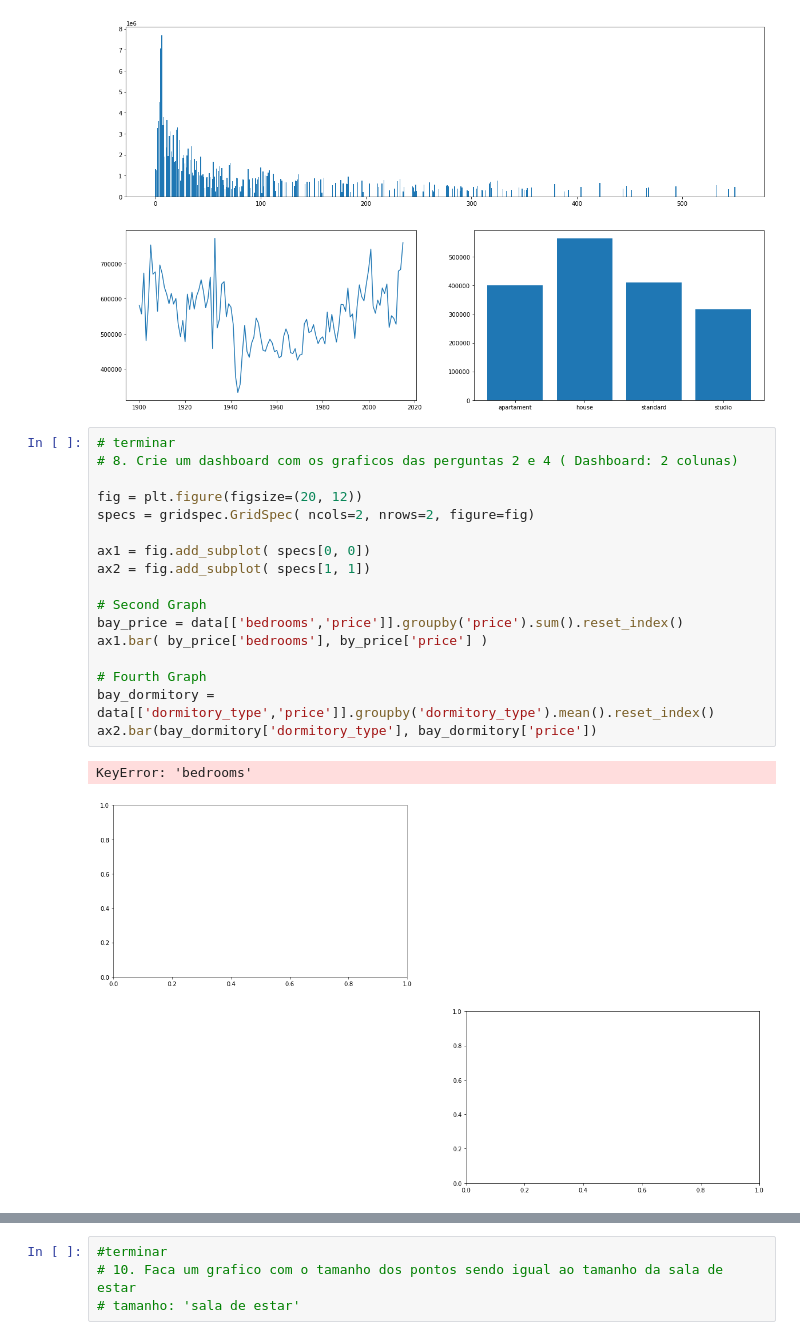
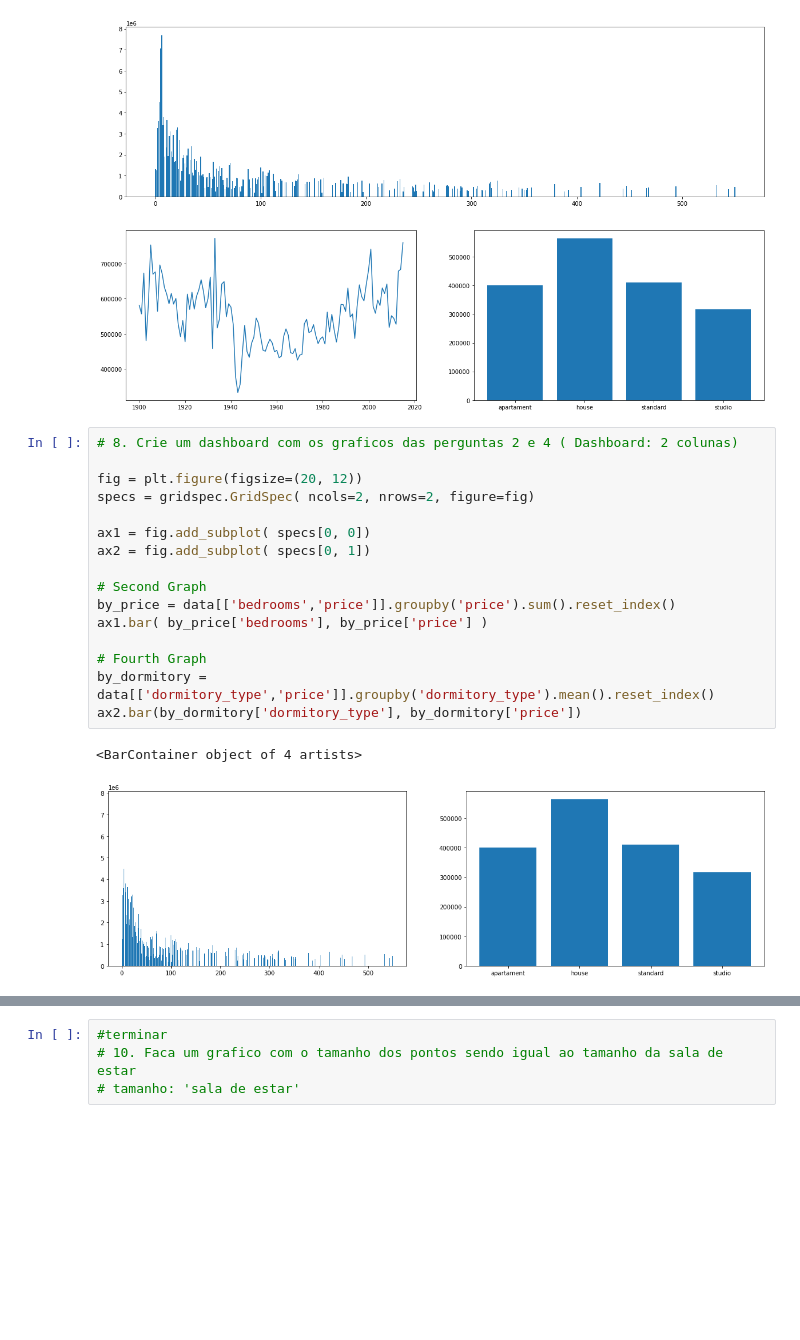
Before and after one commit to nycolexavier/data-science-course, a Jupyter notebook: aula03.ipynb, the cells around one changed output, grey strips where cells are left out. Saved outputs shown, nothing was run; the diff lists cells and outputs as text; blank space fills up the shorter version.

```diff
--- a/aula03.ipynb
+++ b/aula03.ipynb
@@ -367,25 +367,24 @@ ax3.bar(bay_dormitory['dormitory_type'], bay_dormitory['price'])
 <BarContainer object of 4 artists>
 [figure]
 # %%
-# terminar
 # 8. Crie um dashboard com os graficos das perguntas 2 e 4 ( Dashboard: 2 colunas)
 
 fig = plt.figure(figsize=(20, 12))
 specs = gridspec.GridSpec( ncols=2, nrows=2, figure=fig)
 
 ax1 = fig.add_subplot( specs[0, 0])
-ax2 = fig.add_subplot( specs[1, 1])
+ax2 = fig.add_subplot( specs[0, 1])
 
 # Second Graph
-bay_price = data[['bedrooms','price']].groupby('price').sum().reset_index()
+by_price = data[['bedrooms','price']].groupby('price').sum().reset_index()
 ax1.bar( by_price['bedrooms'], by_price['price'] )
 
 # Fourth Graph
-bay_dormitory = data[['dormitory_type','price']].groupby('dormitory_type').mean().reset_index()
-ax2.bar(bay_dormitory['dormitory_type'], bay_dormitory['price'])
+by_dormitory = data[['dormitory_type','price']].groupby('dormitory_type').mean().reset_index()
+ax2.bar(by_dormitory['dormitory_type'], by_dormitory['price'])
 # %% [output]
-KeyError: 'bedrooms'
+<BarContainer object of 4 artists>
-[figure, old version]
+[figure, new version]
 # %%
 # terminar
 #9. Crie um dashboard com os graficos das perguntas 3 e 5 ( Dashboard: 2 linhas)
```
Also changed, not shown: parts of 11 cells of this notebook.
